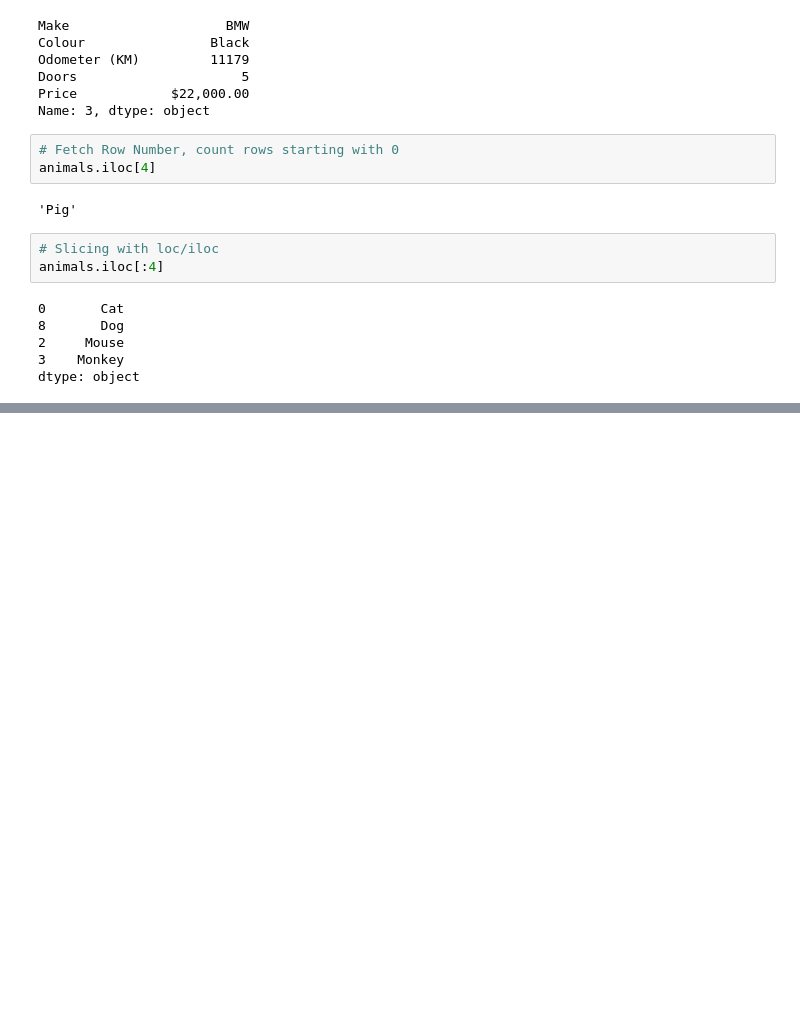
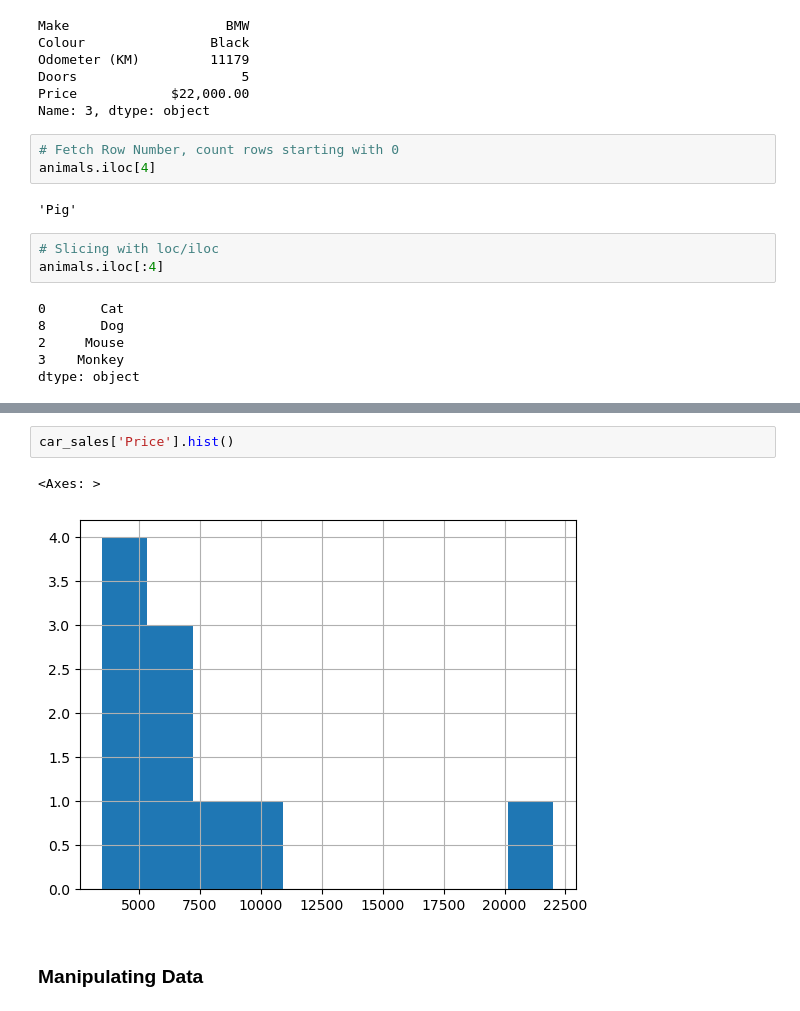
Before and after one commit to nikhilyadav-git/da-car-sales, a Jupyter notebook: pandas-intro.ipynb, the cells around one changed output, grey strips where cells are left out. Cells and saved outputs as stored; diff of their text form; blank space fills up the shorter version.

```diff
--- a/pandas-intro.ipynb
+++ b/pandas-intro.ipynb
@@ -230,0 +293,7 @@ car_sales["Price"] = car_sales["Price"].str.replace('[\$\,\.]', '', regex=True)
+# %%
+car_sales['Price'].hist()
+# %% [output]
+<Axes: >
+[figure, added]
+# %% [markdown]
+### Manipulating Data
```
Also changed, not shown: parts of 22 cells of this notebook, 4 other files.
